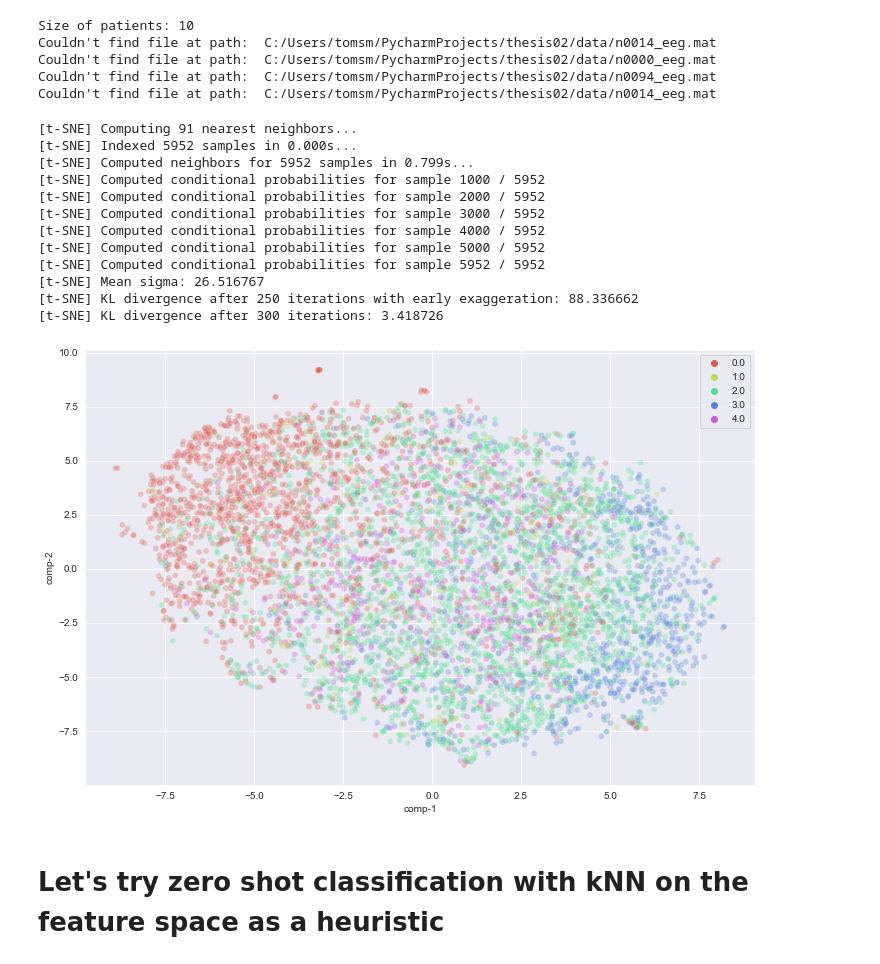
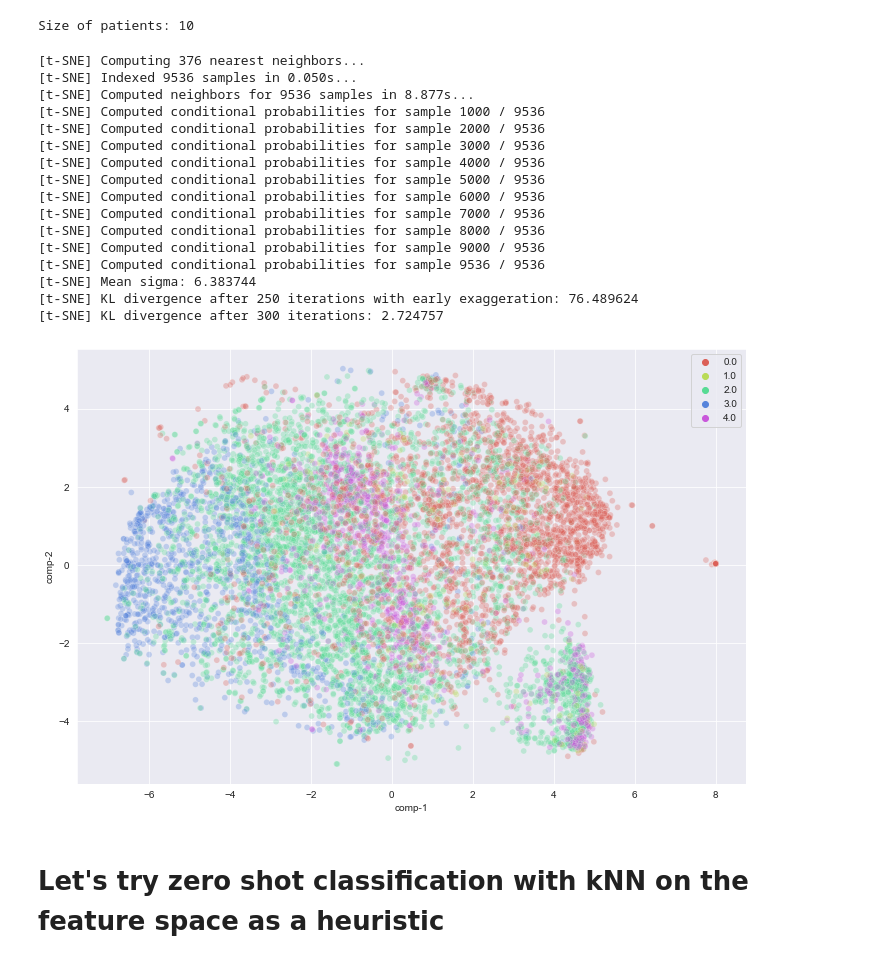
Before and after one commit to TomS55555/thesis, a Jupyter notebook: experiments/SleepTransformer/simclr/visualize_pretrained_model.ipynb, the cells around one changed output. Drawn from its saved outputs; the diff is of its cells as text; code cells hidden in the pictures.

```diff
--- a/experiments/SleepTransformer/simclr/visualize_pretrained_model.ipynb
+++ b/experiments/SleepTransformer/simclr/visualize_pretrained_model.ipynb
@@ -14,7 +14,7 @@ import torch.utils.data as data
 import experiments.SleepTransformer.simclr.train as tt
 import constants
 # %%
-encoder_path = "no_recon_100epochs.ckpt"
+encoder_path = "pretrained_conv_rec_head_1000pat.ckpt"
 pretrained_model = load_model(SimCLR_Transformer, encoder_path)
 # %%
 encoder = pretrained_model.f
@@ -30,10 +30,6 @@ test_dm = EEGdataModule(
 )
 # %% [output]
 Size of patients: 10
-Couldn't find file at path:  C:/Users/tomsm/PycharmProjects/thesis02/data/n0014_eeg.mat
-Couldn't find file at path:  C:/Users/tomsm/PycharmProjects/thesis02/data/n0000_eeg.mat
-Couldn't find file at path:  C:/Users/tomsm/PycharmProjects/thesis02/data/n0094_eeg.mat
-Couldn't find file at path:  C:/Users/tomsm/PycharmProjects/thesis02/data/n0014_eeg.mat
 # %%
 outputs = list()
 labels = list()
@@ -43,43 +39,49 @@ with torch.no_grad():
         labels.append(batch[1])
 
 outputs = torch.cat(outputs, dim=0)
+b, _, t, f = outputs.shape
+outputs = outputs.view(b, t*f)
 labels = torch.cat(labels, dim=0)
 output_ds = data.TensorDataset(outputs, labels.squeeze())
 # %%
-tsne = TSNE(n_components=2, n_iter=300, verbose=1, perplexity=30)
+tsne = TSNE(n_components=2, n_iter=300, verbose=1, perplexity=125)
 x, y = outputs, labels.squeeze()
 x.requires_grad = False
 y.requires_grad = False
 tsne_results = tsne.fit_transform(x)
 df = pd.DataFrame()
 df['comp-1'] = tsne_results[:,0]
 df['comp-2'] = tsne_results[:,1]
 df["y"] = y
 plt.figure(figsize=(12, 8))
 sns.scatterplot(
     x="comp-1", y="comp-2",
     hue=df.y.tolist(),
     palette=sns.color_palette("hls", 5),
     data=df,
     legend="full",
     alpha=0.3
 )
 save_name = 'tsne_'+encoder_path.split('.ckpt')[0]
 plt.savefig(save_name+'1')
 # %% [output]
-[t-SNE] Computing 91 nearest neighbors...
-[t-SNE] Indexed 5952 samples in 0.000s...
-[t-SNE] Computed neighbors for 5952 samples in 0.799s...
-[t-SNE] Computed conditional probabilities for sample 1000 / 5952
-[t-SNE] Computed conditional probabilities for sample 2000 / 5952
-[t-SNE] Computed conditional probabilities for sample 3000 / 5952
-[t-SNE] Computed conditional probabilities for sample 4000 / 5952
-[t-SNE] Computed conditional probabilities for sample 5000 / 5952
-[t-SNE] Computed conditional probabilities for sample 5952 / 5952
-[t-SNE] Mean sigma: 26.516767
-[t-SNE] KL divergence after 250 iterations with early exaggeration: 88.336662
-[t-SNE] KL divergence after 300 iterations: 3.418726
+[t-SNE] Computing 376 nearest neighbors...
+[t-SNE] Indexed 9536 samples in 0.050s...
+[t-SNE] Computed neighbors for 9536 samples in 8.877s...
+[t-SNE] Computed conditional probabilities for sample 1000 / 9536
+[t-SNE] Computed conditional probabilities for sample 2000 / 9536
+[t-SNE] Computed conditional probabilities for sample 3000 / 9536
+[t-SNE] Computed conditional probabilities for sample 4000 / 9536
+[t-SNE] Computed conditional probabilities for sample 5000 / 9536
+[t-SNE] Computed conditional probabilities for sample 6000 / 9536
+[t-SNE] Computed conditional probabilities for sample 7000 / 9536
+[t-SNE] Computed conditional probabilities for sample 8000 / 9536
+[t-SNE] Computed conditional probabilities for sample 9000 / 9536
+[t-SNE] Computed conditional probabilities for sample 9536 / 9536
+[t-SNE] Mean sigma: 6.383744
+[t-SNE] KL divergence after 250 iterations with early exaggeration: 76.489624
+[t-SNE] KL divergence after 300 iterations: 2.724757
-[figure, old version]
+[figure, new version]
 # %% [markdown]
 # Let's try zero shot classification with kNN on the feature space as a heuristic
 # %%
```
Also changed, not shown: 16 other files.
